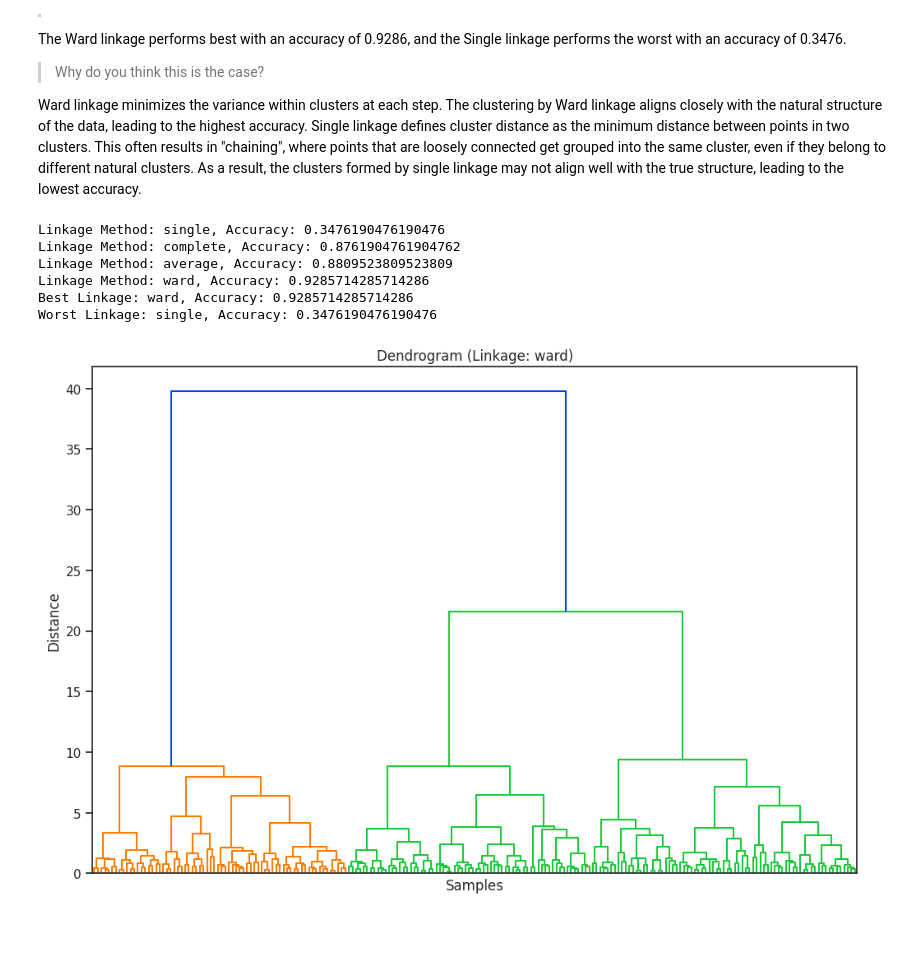
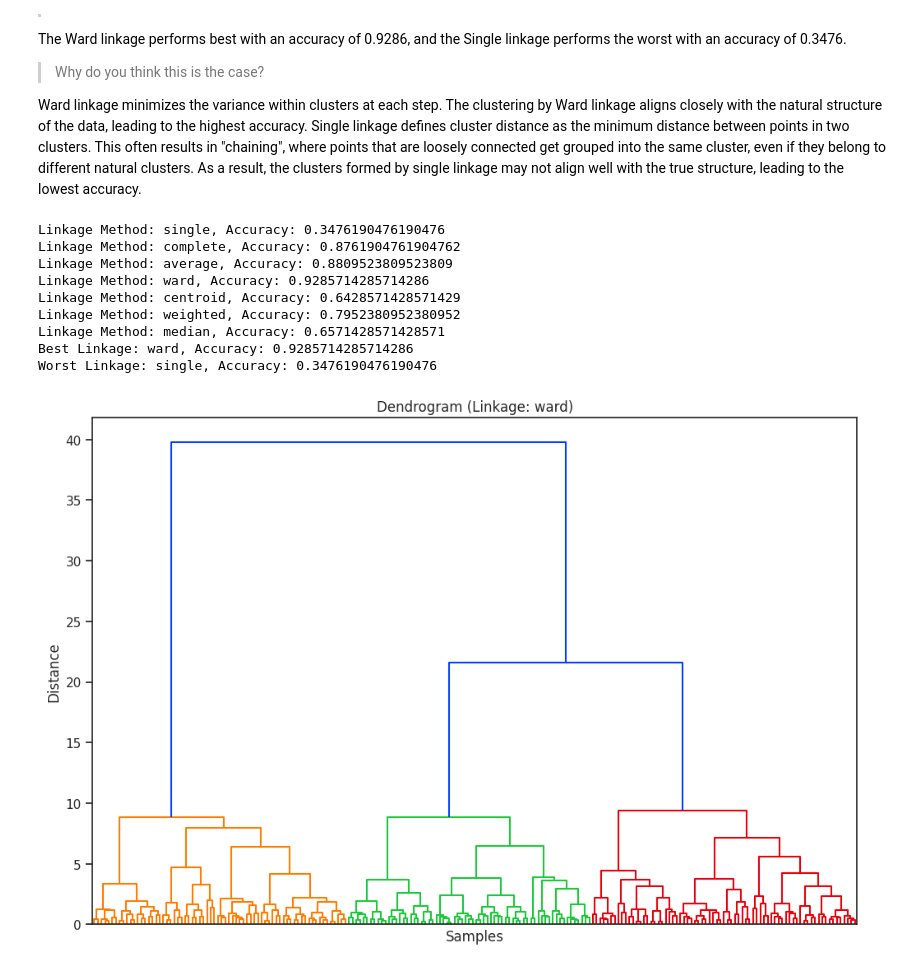
Before and after one commit to amamiya-yuuko-1225/DSAI_group26, a Jupyter notebook: lab5/lab5.ipynb, the cells around one changed output. Drawn from its saved outputs; the diff is of its cells as text; code cells hidden in the pictures; blank space fills up the shorter version.

```diff
--- a/lab5/lab5.ipynb
+++ b/lab5/lab5.ipynb
@@ -209,36 +207,51 @@ from scipy.cluster.hierarchy import dendrogram, linkage
 from sklearn.cluster import AgglomerativeClustering
 
 # perform Agglomerative Clustering with Different Linkage Methods
-linkage_methods = ['single', 'complete', 'average', 'ward']
+linkage_methods = ['single', 'complete', 'average', 'ward', 'centroid', 'weighted', 'median']
 accuracies = {}
 
 for method in linkage_methods:
-    clustering = AgglomerativeClustering(n_clusters=len(np.unique(labels)), linkage=method)
-    cluster_labels = clustering.fit_predict(features)
+    if method in ['centroid', 'weighted', 'median']:
+        # Use scipy linkage for centroid, weighted, and median
+        try:
+            linkage_matrix = linkage(features, method=method)
+            from scipy.cluster.hierarchy import fcluster
+            cluster_labels = fcluster(linkage_matrix, t=len(np.unique(labels)), criterion='maxclust') - 1
+        except Exception as e:
+            print(f"Method {method} is not supported by AgglomerativeClustering: {e}")
+            continue
+    else:
+        # Use sklearn AgglomerativeClustering for other methods
+        clustering = AgglomerativeClustering(n_clusters=len(np.unique(labels)), linkage=method)
+        cluster_labels = clustering.fit_predict(features)
+
     accuracy, _ = compute_accuracy(labels, cluster_labels, len(np.unique(labels)))
     accuracies[method] = accuracy
     print(f"Linkage Method: {method}, Accuracy: {accuracy}")
 
 # find the best and worst linkage method
 best_method = max(accuracies, key=accuracies.get)
 worst_method = min(accuracies, key=accuracies.get)
 print(f"Best Linkage: {best_method}, Accuracy: {accuracies[best_method]}")
 print(f"Worst Linkage: {worst_method}, Accuracy: {accuracies[worst_method]}")
 
 
 linkage_matrix = linkage(features, method=best_method)
 plt.figure(figsize=(12, 8))
-dendrogram(linkage_matrix, leaf_rotation=90, leaf_font_size=8)
+dendrogram(linkage_matrix, labels=[f"Class {label}" for label in labels], leaf_rotation=90, leaf_font_size=10, color_threshold=15)
 plt.title(f"Dendrogram (Linkage: {best_method})")
 plt.xlabel("Samples")
 plt.ylabel("Distance")
-plt.xticks([])  # hide x-axis label
+plt.xticks([])
 plt.show()
 # %% [output]
 Linkage Method: single, Accuracy: 0.3476190476190476
 Linkage Method: complete, Accuracy: 0.8761904761904762
 Linkage Method: average, Accuracy: 0.8809523809523809
 Linkage Method: ward, Accuracy: 0.9285714285714286
+Linkage Method: centroid, Accuracy: 0.6428571428571429
+Linkage Method: weighted, Accuracy: 0.7952380952380952
+Linkage Method: median, Accuracy: 0.6571428571428571
 Best Linkage: ward, Accuracy: 0.9285714285714286
 Worst Linkage: single, Accuracy: 0.3476190476190476
-[figure, old version]
+[figure, new version]
```
Also changed, not shown: parts of 3 cells of this notebook.
